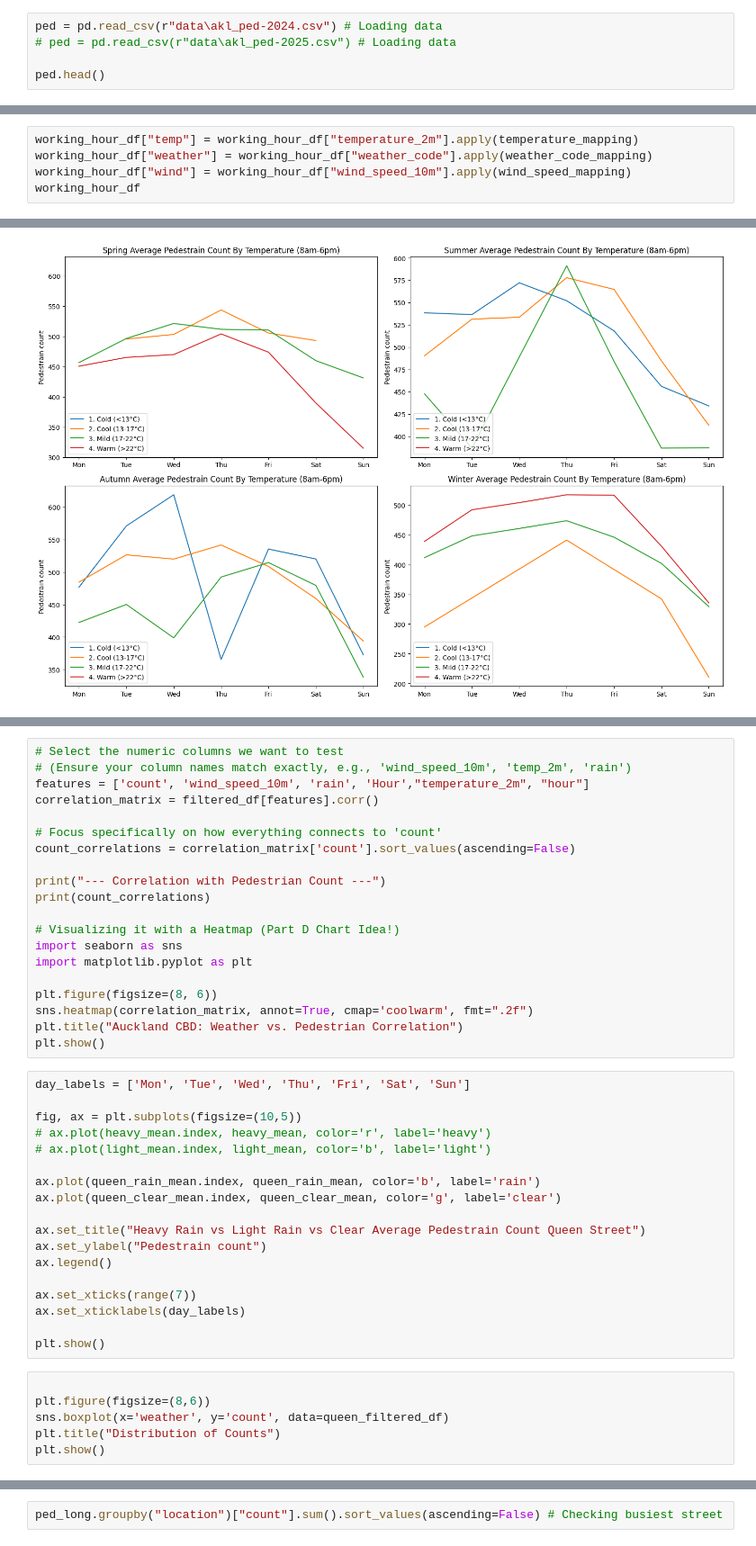
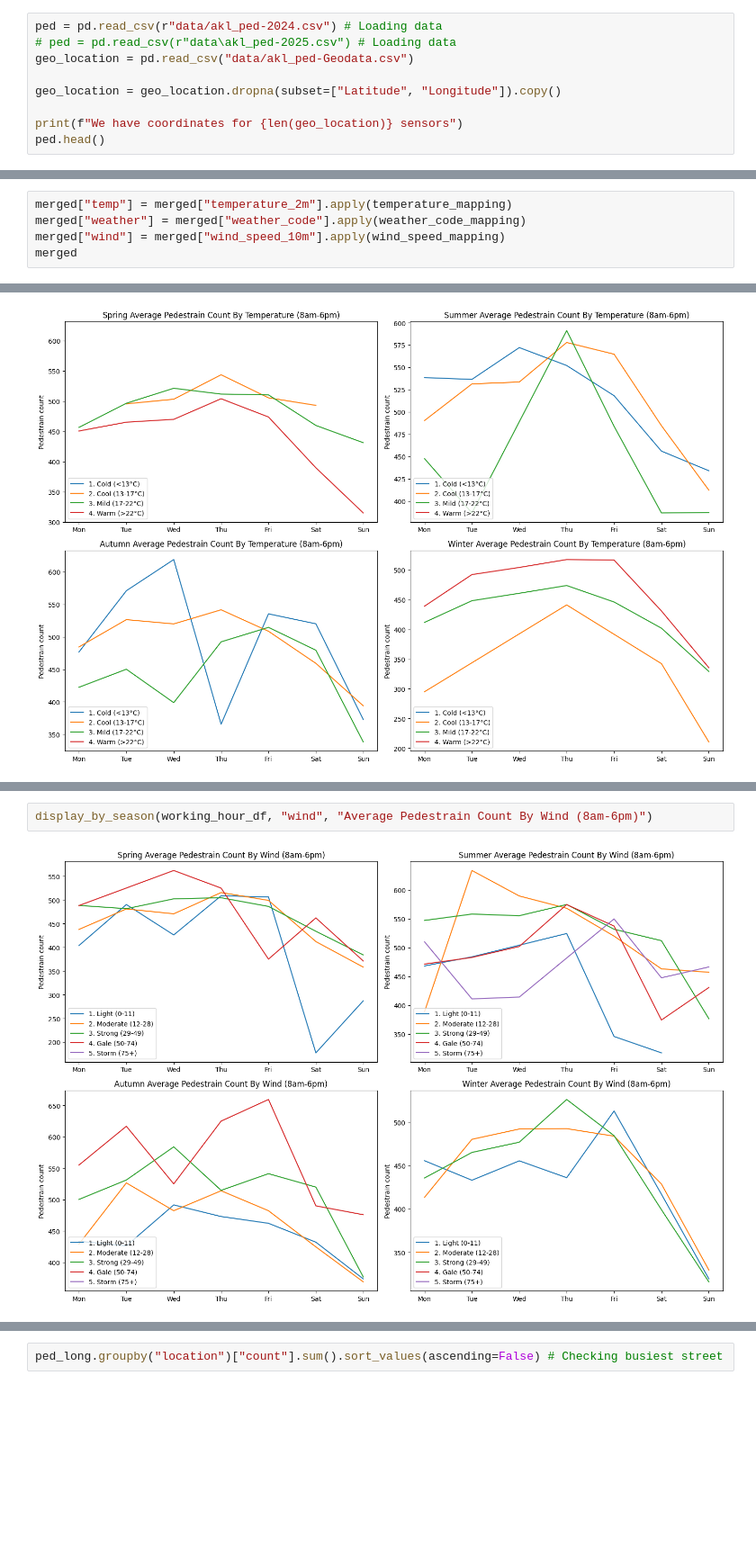
Before and after one commit to jhe482-uoa/Auckland-CBD-Pedestrian-Analysis, a Jupyter notebook: Code.ipynb, the cells around one changed output, grey strips where cells are left out. Shown at 90% size. Drawn from its saved outputs; the diff is of its cells as text; blank space fills up the shorter version.

Commit message:
Created .qmd
Created and started Auckland CBD pedestrian through .qmd.

```diff
--- a/Code.ipynb
+++ b/Code.ipynb
@@ -14,8 +14,12 @@ Part A: Data Import & Cleaning (10 pts)
 
 [ ] Data Reshaping: If the data is "wide," reshape it to "long" format for easier plotting.
 # %%
-ped = pd.read_csv(r"data\akl_ped-2024.csv") # Loading data
+ped = pd.read_csv(r"data/akl_ped-2024.csv") # Loading data
 # ped = pd.read_csv(r"data\akl_ped-2025.csv") # Loading data
+geo_location = pd.read_csv("data/akl_ped-Geodata.csv")
 
+geo_location = geo_location.dropna(subset=["Latitude", "Longitude"]).copy()
+
+print(f"We have coordinates for {len(geo_location)} sensors")
 ped.head()
 # %% [output]
@@ -260,0 +315,5 @@ merged
+# %%
+merged["temp"] = merged["temperature_2m"].apply(temperature_mapping)
+merged["weather"] = merged["weather_code"].apply(weather_code_mapping)
+merged["wind"] = merged["wind_speed_10m"].apply(wind_speed_mapping)
+merged
@@ -349,5 +372,0 @@ def wind_speed_mapping(speed):
-# %%
-working_hour_df["temp"] = working_hour_df["temperature_2m"].apply(temperature_mapping)
-working_hour_df["weather"] = working_hour_df["weather_code"].apply(weather_code_mapping)
-working_hour_df["wind"] = working_hour_df["wind_speed_10m"].apply(wind_speed_mapping)
-working_hour_df
@@ -601,44 +490,4 @@ plt.show()
-# %%
-# Select the numeric columns we want to test
-# (Ensure your column names match exactly, e.g., 'wind_speed_10m', 'temp_2m', 'rain')
-features = ['count', 'wind_speed_10m', 'rain', 'Hour',"temperature_2m", "hour"]
-correlation_matrix = filtered_df[features].corr()
-
-# Focus specifically on how everything connects to 'count'
-count_correlations = correlation_matrix['count'].sort_values(ascending=False)
-
-print("--- Correlation with Pedestrian Count ---")
-print(count_correlations)
-
-# Visualizing it with a Heatmap (Part D Chart Idea!)
-import seaborn as sns
-import matplotlib.pyplot as plt
-
-plt.figure(figsize=(8, 6))
-sns.heatmap(correlation_matrix, annot=True, cmap='coolwarm', fmt=".2f")
-plt.title("Auckland CBD: Weather vs. Pedestrian Correlation")
-plt.show()
-# %%
-day_labels = ['Mon', 'Tue', 'Wed', 'Thu', 'Fri', 'Sat', 'Sun']
-
-fig, ax = plt.subplots(figsize=(10,5))
-# ax.plot(heavy_mean.index, heavy_mean, color='r', label='heavy')
-# ax.plot(light_mean.index, light_mean, color='b', label='light')
-
-ax.plot(queen_rain_mean.index, queen_rain_mean, color='b', label='rain')
-ax.plot(queen_clear_mean.index, queen_clear_mean, color='g', label='clear')
-
-ax.set_title("Heavy Rain vs Light Rain vs Clear Average Pedestrain Count Queen Street")
-ax.set_ylabel("Pedestrain count")
-ax.legend()
-
-ax.set_xticks(range(7))
-ax.set_xticklabels(day_labels)
-
-plt.show()
-# %%
-
-plt.figure(figsize=(8,6))
-sns.boxplot(x='weather', y='count', data=queen_filtered_df)
-plt.title("Distribution of Counts")
-plt.show()
+# %%
+display_by_season(working_hour_df, "wind", "Average Pedestrain Count By Wind (8am-6pm)")
+# %% [output]
+[figure, added]
```
Also changed, not shown: parts of 22 cells of this notebook, 3 other files.
